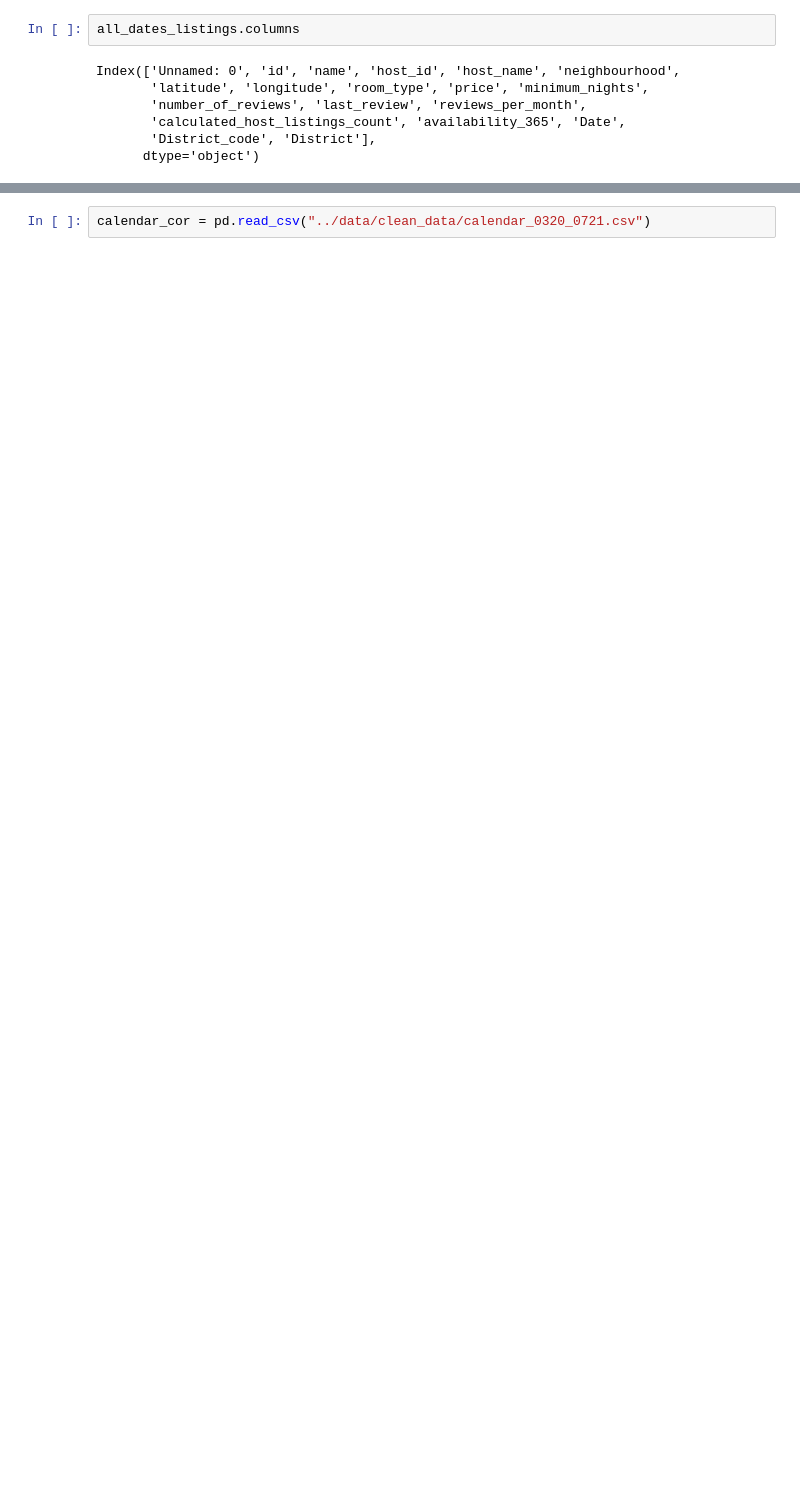
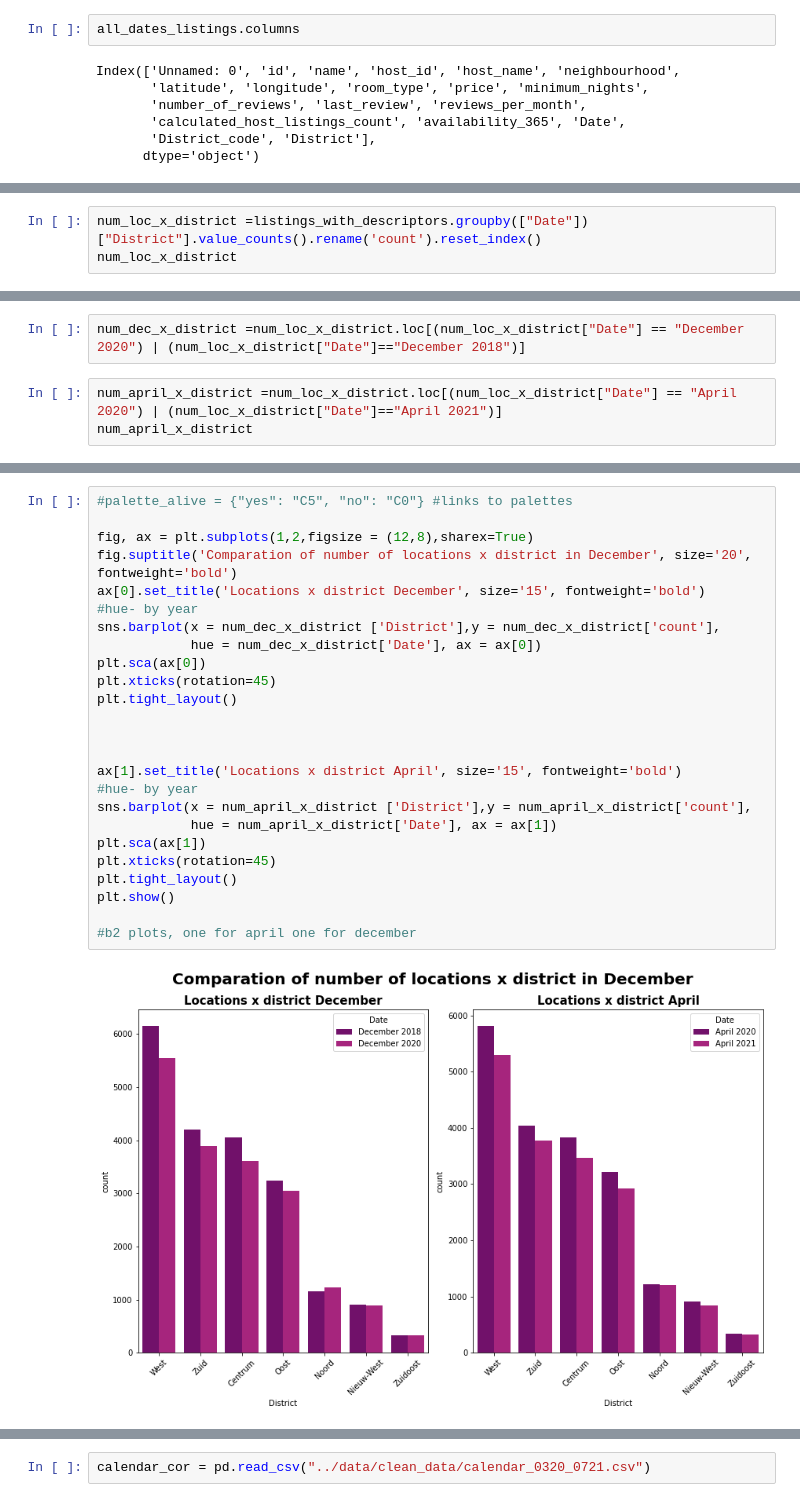
Before and after one commit to lauratll/Airbnb_Amsterdam_covid19, a Jupyter notebook: documentation/Amsterdam_Airbnb_Anlalysis.ipynb, the cells around one changed output, grey strips where cells are left out. Cells and saved outputs as stored; diff of their text form; blank space fills up the shorter version.

```diff
--- a/documentation/Amsterdam_Airbnb_Anlalysis.ipynb
+++ b/documentation/Amsterdam_Airbnb_Anlalysis.ipynb
@@ -163,0 +263,3 @@ district_descriptors
+# %%
+num_loc_x_district =listings_with_descriptors.groupby(["Date"])["District"].value_counts().rename('count').reset_index()
+num_loc_x_district
@@ -163,0 +286,5 @@ district_descriptors
+# %%
+num_dec_x_district =num_loc_x_district.loc[(num_loc_x_district["Date"] == "December 2020") | (num_loc_x_district["Date"]=="December 2018")]
+# %%
+num_april_x_district =num_loc_x_district.loc[(num_loc_x_district["Date"] == "April 2020") | (num_loc_x_district["Date"]=="April 2021")]
+num_april_x_district
@@ -163,0 +321,27 @@ district_descriptors
+# %%
+#palette_alive = {"yes": "C5", "no": "C0"} #links to palettes
+
+fig, ax = plt.subplots(1,2,figsize = (12,8),sharex=True)
+fig.suptitle('Comparation of number of locations x district in December', size='20', fontweight='bold')
+ax[0].set_title('Locations x district December', size='15', fontweight='bold')
+#hue- by year
+sns.barplot(x = num_dec_x_district ['District'],y = num_dec_x_district['count'],
+            hue = num_dec_x_district['Date'], ax = ax[0])
+plt.sca(ax[0])
+plt.xticks(rotation=45)
+plt.tight_layout()
+
+
+
+ax[1].set_title('Locations x district April', size='15', fontweight='bold')
+#hue- by year
+sns.barplot(x = num_april_x_district ['District'],y = num_april_x_district['count'],
+            hue = num_april_x_district['Date'], ax = ax[1])
+plt.sca(ax[1])
+plt.xticks(rotation=45)
+plt.tight_layout()
+plt.show()
+
+#b2 plots, one for april one for december
+# %% [output]
+[figure, added]
```
Also changed, not shown: parts of 119 cells of this notebook, 2 other files.
